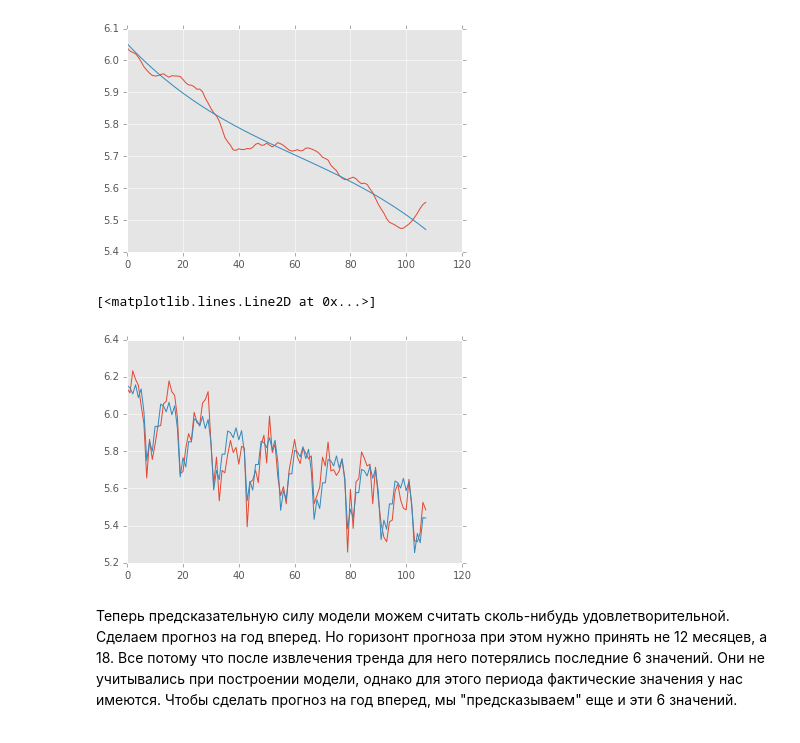
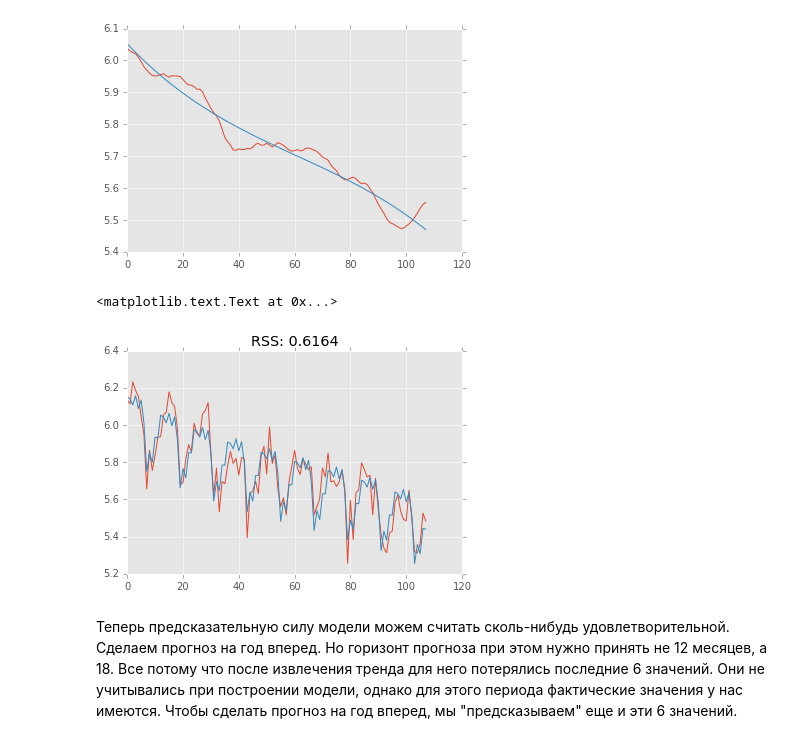
Before and after one commit to twelveouncemouse/intro_dm_courseproject, a Jupyter notebook: Time_series.ipynb, the cells around one changed output. Saved outputs shown, nothing was run; the diff lists cells and outputs as text; code cells hidden in the pictures.

```diff
--- a/Time_series.ipynb
+++ b/Time_series.ipynb
@@ -300,12 +301,13 @@ plt.plot(pred)
 # %%
 seasonal_adjusted = seasonal.dropna()[6:]
 seasonal_adjusted = seasonal_adjusted[:-6]
 seasonal_adjusted = seasonal_adjusted["count"].values
 plt.plot(Y + seasonal_adjusted + residual.dropna()["count"].values)
 plt.plot(pred + seasonal_adjusted)
+plt.title('RSS: %.4f'% sum(((pred + seasonal_adjusted)-(Y + seasonal_adjusted + residual.dropna()["count"].values))**2))
 # %% [output]
-[<matplotlib.lines.Line2D at 0x...>]
+<matplotlib.text.Text at 0x...>
-[figure, old version]
+[figure, new version]
 # %% [markdown]
 Теперь предсказательную силу модели можем считать сколь-нибудь удовлетворительной. Сделаем прогноз на год вперед.
 Но горизонт прогноза при этом нужно принять не 12 месяцев, а 18. Все потому что после извлечения тренда для него потерялись последние 6 значений. Они не учитывались при построении модели, однако для этого периода фактические значения у нас имеются. Чтобы сделать прогноз на год вперед, мы "предсказываем" еще и эти 6 значений.
```
Also changed, not shown: parts of 2 cells of this notebook.
